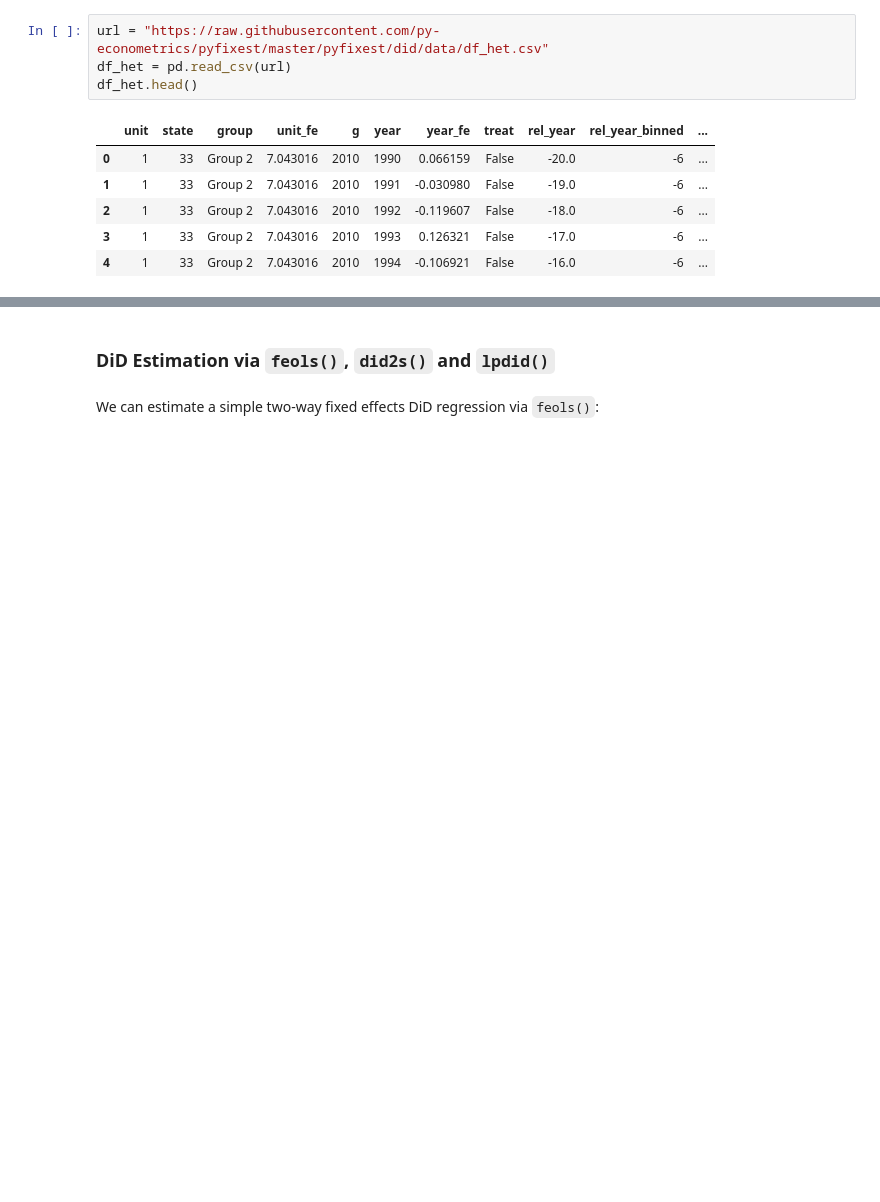
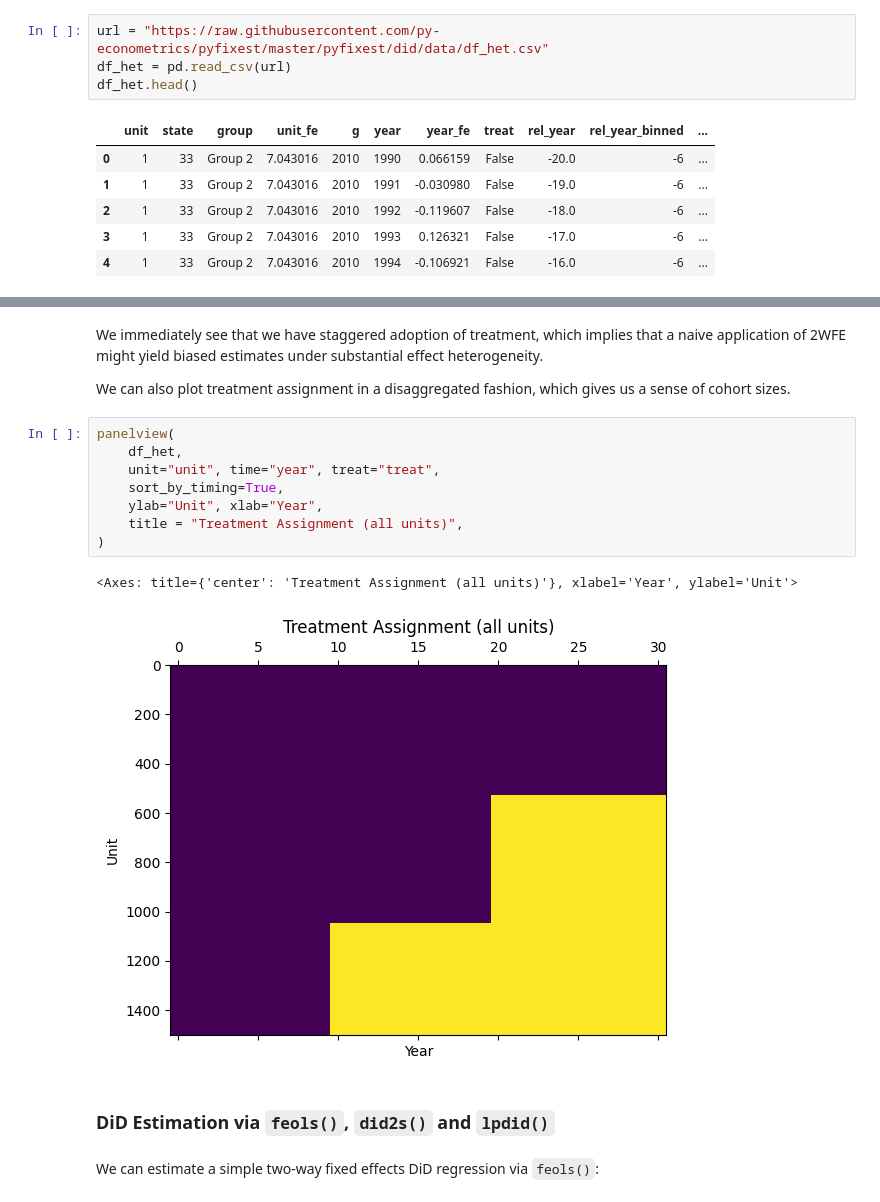
Before and after one commit to py-econometrics/pyfixest, a Jupyter notebook: docs/difference-in-differences.ipynb, the cells around one changed output, grey strips where cells are left out. Saved outputs shown, nothing was run; the diff lists cells and outputs as text; blank space fills up the shorter version.

```diff
--- a/docs/difference-in-differences.ipynb
+++ b/docs/difference-in-differences.ipynb
@@ -28,3 +46,18 @@ df_het.head()
+# %% [markdown]
+We immediately see that we have staggered adoption of treatment, which implies that a naive application of 2WFE might yield biased estimates under substantial effect heterogeneity.
+
+We can also plot treatment assignment in a disaggregated fashion, which gives us a sense of cohort sizes.
+# %%
+panelview(
+    df_het,
+    unit="unit", time="year", treat="treat",
+    sort_by_timing=True,
+    ylab="Unit", xlab="Year",
+    title = "Treatment Assignment (all units)",
+)
+# %% [output]
+<Axes: title={'center': 'Treatment Assignment (all units)'}, xlabel='Year', ylabel='Unit'>
+[figure, added]
 # %% [markdown]
 ### DiD Estimation via `feols()`, `did2s()` and `lpdid()`
 # %% [markdown]
```
Also changed, not shown: parts of 3 cells of this notebook, 3 other files.
